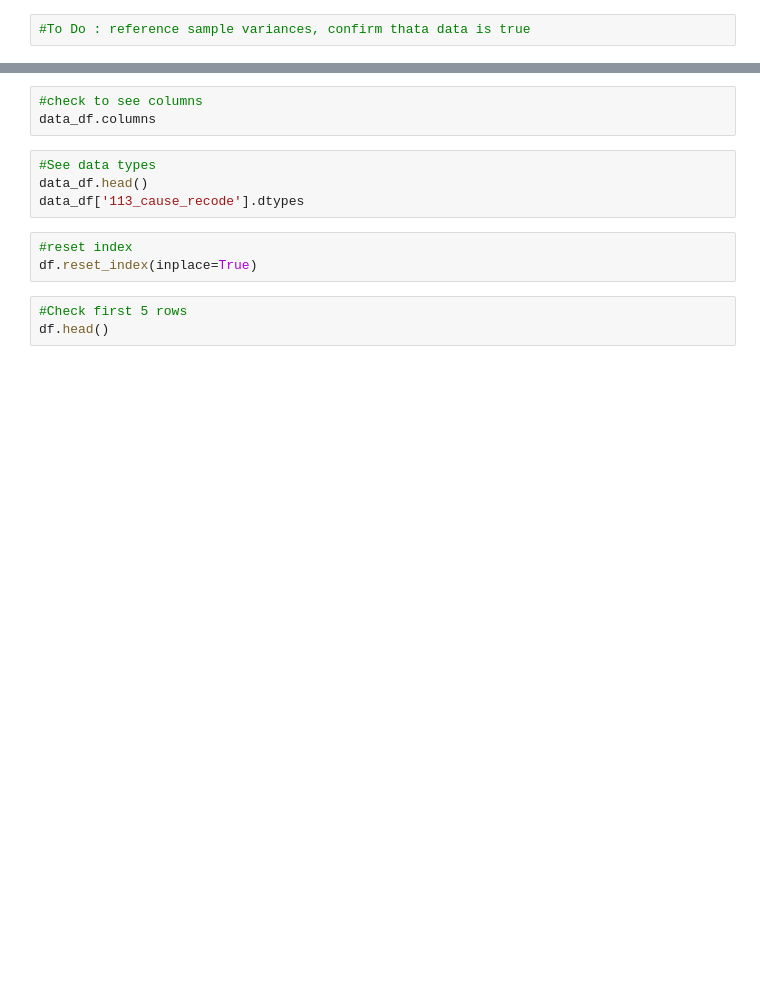
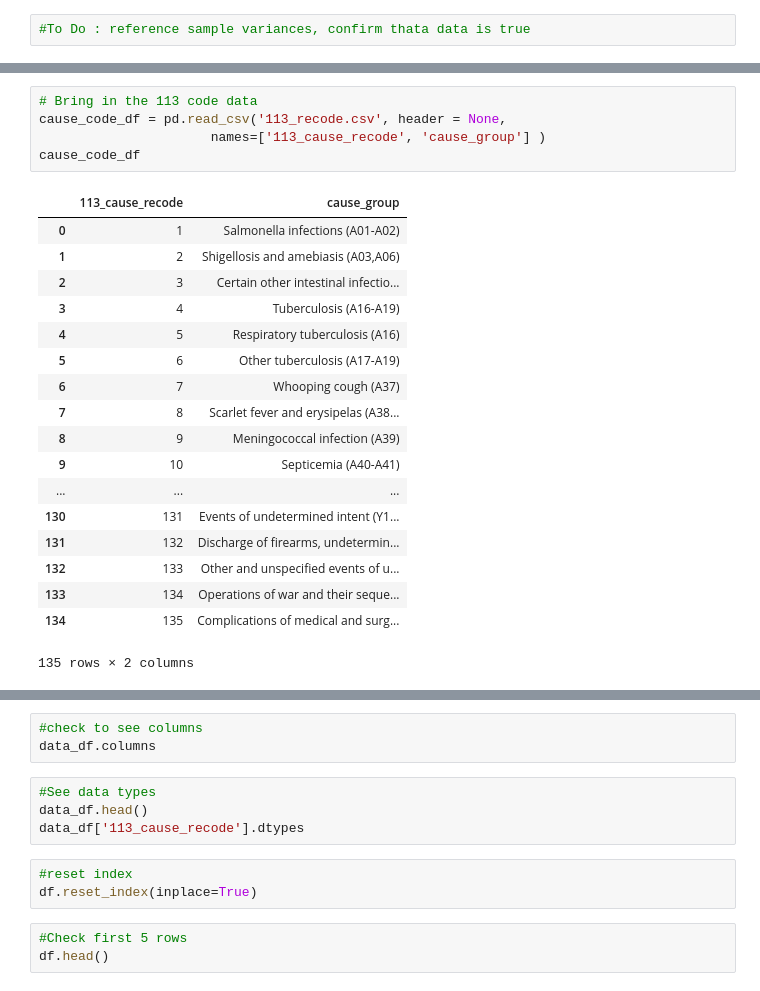
Before and after one commit to Salazarda/Project_1, a Jupyter notebook: Project_1.ipynb, the cells around one changed output, grey strips where cells are left out. Drawn from its saved outputs; the diff is of its cells as text; blank space fills up the shorter version.

```diff
--- a/Project_1.ipynb
+++ b/Project_1.ipynb
@@ -101,0 +180,24 @@ data_df.dtypes
+# %%
+# Bring in the 113 code data
+cause_code_df = pd.read_csv('113_recode.csv', header = None,
+                      names=['113_cause_recode', 'cause_group'] )
+cause_code_df
+# %% [output]
+|  | 113_cause_recode | cause_group |
+| 0 | 1 | Salmonella infections (A01-A02) |
+| 1 | 2 | Shigellosis and amebiasis (A03,A06) |
+| 2 | 3 | Certain other intestinal infectio... |
+| 3 | 4 | Tuberculosis (A16-A19) |
+| 4 | 5 | Respiratory tuberculosis (A16) |
+| 5 | 6 | Other tuberculosis (A17-A19) |
+| 6 | 7 | Whooping cough (A37) |
+| 7 | 8 | Scarlet fever and erysipelas (A38... |
+| 8 | 9 | Meningococcal infection (A39) |
+| 9 | 10 | Septicemia (A40-A41) |
+| ... | ... | ... |
+| 130 | 131 | Events of undetermined intent (Y1... |
+| 131 | 132 | Discharge of firearms, undetermin... |
+| 132 | 133 | Other and unspecified events of u... |
+| 133 | 134 | Operations of war and their seque... |
+| 134 | 135 | Complications of medical and surg... |
+135 rows × 2 columns
```
Also changed, not shown: parts of 44 cells of this notebook, 1 other file.
